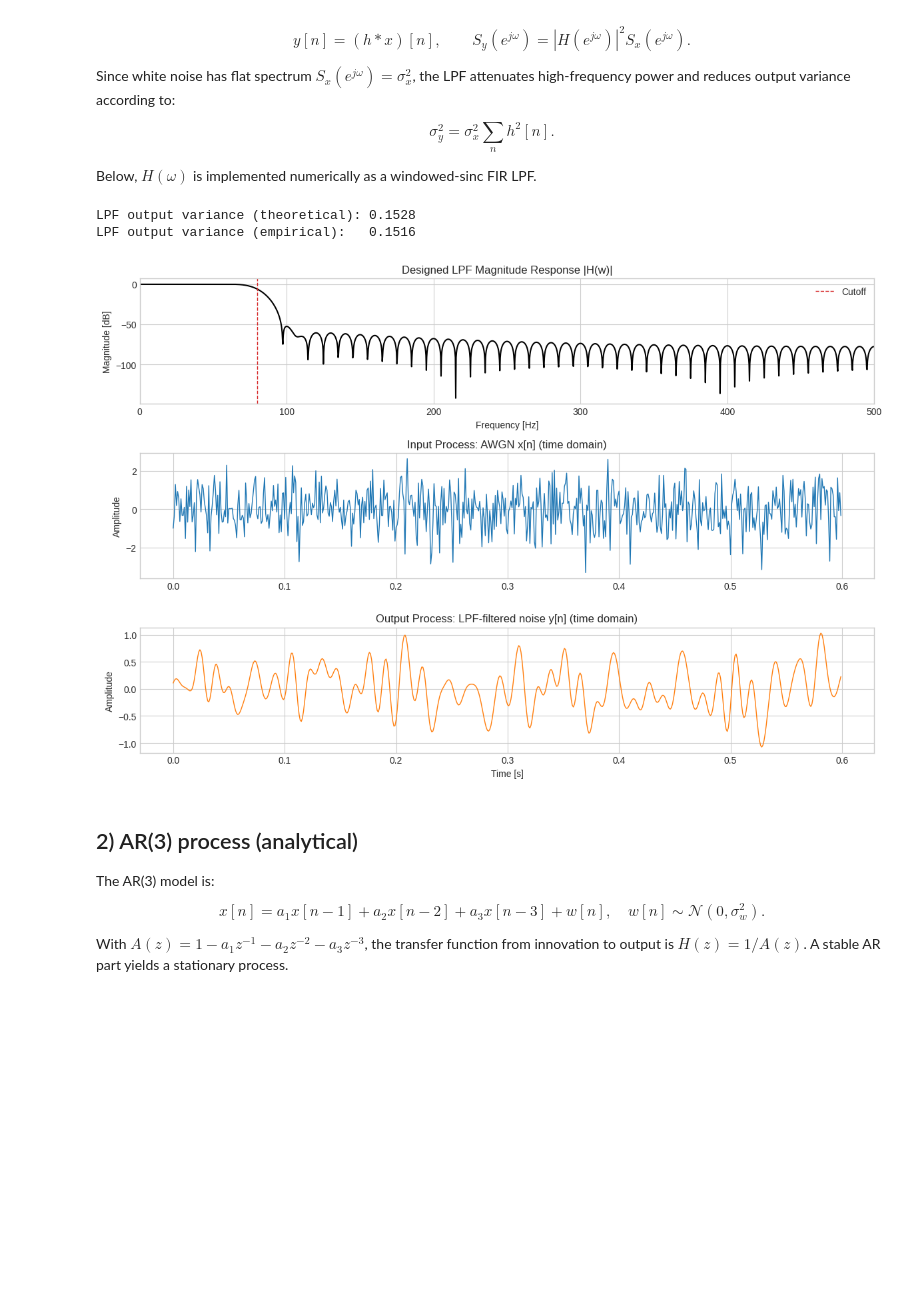
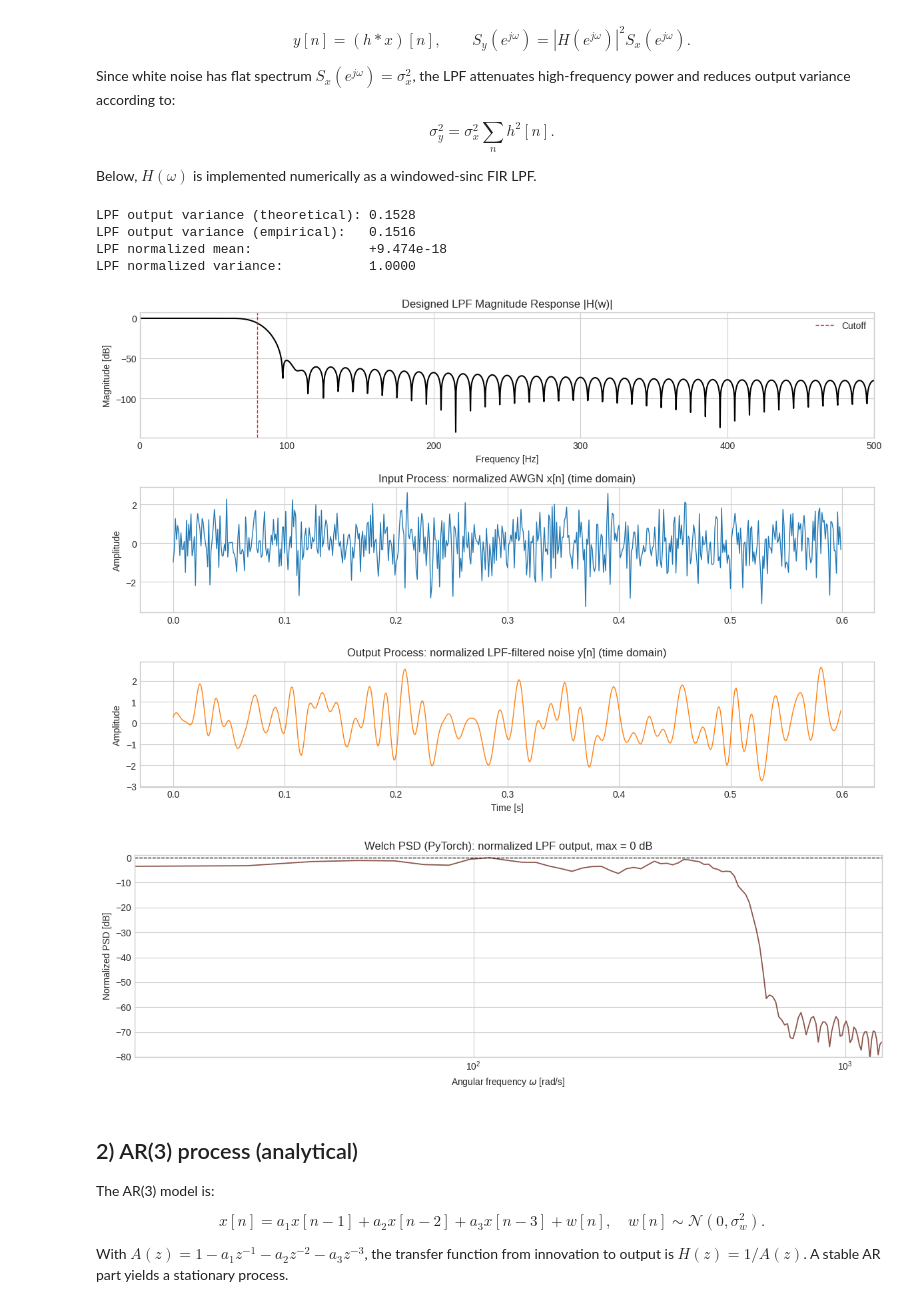
Before and after one commit to AlmondSund/RandomSignalsTheory, a Jupyter notebook: quiz/quiz.ipynb, the cells around one changed output. Saved outputs shown, nothing was run; the diff lists cells and outputs as text; code cells hidden in the pictures; blank space fills up the shorter version.

```diff
--- a/quiz/quiz.ipynb
+++ b/quiz/quiz.ipynb
@@ -201,6 +375,9 @@ cutoff_hz: float = 80.0  # LPF cutoff frequency [Hz]
 num_taps: int = 101  # FIR length [samples]
 num_samples: int = 3000  # Signal length [samples]
 noise_std: float = 1.0  # AWGN standard deviation
+
+# Chosen angular-frequency display limit for all PSD figures.
+omega_plot_limit_rad_s: float = 2.0 * np.pi * 200.0  # F = 2*pi*200 rad/s
 
 # Generate AWGN input x[n].
 rng_lpf = np.random.default_rng(seed=123)
@@ -218,48 +395,94 @@ h_lpf: NDArray[np.float64] = design_fir_lpf(
 )
 y_lpf: NDArray[np.float64] = np.convolve(x_awgn, h_lpf, mode="same")
 
-# Compare theoretical and empirical output variance.
+# Normalize all time-domain sequences used in this section.
+x_awgn_norm: NDArray[np.float64] = normalize_process_unit_variance(x_awgn)
+y_lpf_norm: NDArray[np.float64] = normalize_process_unit_variance(y_lpf)
+
+# Compare theoretical and empirical output variance before normalization.
 sigma_y2_theoretical: float = (noise_std**2) * float(np.sum(h_lpf**2))
 sigma_y2_empirical: float = float(np.var(y_lpf, ddof=0))
 print(f"LPF output variance (theoretical): {sigma_y2_theoretical:.4f}")
 print(f"LPF output variance (empirical):   {sigma_y2_empirical:.4f}")
+print(f"LPF normalized mean:               {np.mean(y_lpf_norm):+.3e}")
+print(f"LPF normalized variance:           {np.var(y_lpf_norm, ddof=0):.4f}")
 
 # Compute the discrete frequency response to visualize H(w).
 fft_size: int = 4096
 h_freq = np.fft.rfft(h_lpf, n=fft_size)
 freq_hz: NDArray[np.float64] = np.fft.rfftfreq(
     fft_size,
     d=1.0 / sample_rate_hz,
 )
 
-# Plot H(w), AWGN input, and LPF output in the time domain.
+# Plot H(w), normalized AWGN input, and normalized LPF output in time domain.
 segment_samples: int = 600
 time_s: NDArray[np.float64] = np.arange(num_samples, dtype=np.float64) / sample_rate_hz
 
 fig, axes = plt.subplots(3, 1, figsize=(12, 8), sharex=False)
 axes[0].plot(freq_hz, 20.0 * np.log10(np.maximum(np.abs(h_freq), 1e-8)), color="black")
 axes[0].axvline(cutoff_hz, color="tab:red", linestyle="--", linewidth=1.0, label="Cutoff")
 axes[0].set_title("Designed LPF Magnitude Response |H(w)|")
 axes[0].set_ylabel("Magnitude [dB]")
 axes[0].set_xlabel("Frequency [Hz]")
 axes[0].set_xlim(0.0, sample_rate_hz / 2.0)
 axes[0].legend()
 
-axes[1].plot(time_s[:segment_samples], x_awgn[:segment_samples], color="tab:blue", linewidth=1.0)
-axes[1].set_title("Input Process: AWGN x[n] (time domain)")
+axes[1].plot(
+    time_s[:segment_samples],
+    x_awgn_norm[:segment_samples],
+    color="tab:blue",
+    linewidth=1.0,
+)
+axes[1].set_title("Input Process: normalized AWGN x[n] (time domain)")
 axes[1].set_ylabel("Amplitude")
 
-axes[2].plot(time_s[:segment_samples], y_lpf[:segment_samples], color="tab:orange", linewidth=1.0)
-axes[2].set_title("Output Process: LPF-filtered noise y[n] (time domain)")
+axes[2].plot(
+    time_s[:segment_samples],
+    y_lpf_norm[:segment_samples],
+    color="tab:orange",
+    linewidth=1.0,
+)
+axes[2].set_title("Output Process: normalized LPF-filtered noise y[n] (time domain)")
 axes[2].set_xlabel("Time [s]")
 axes[2].set_ylabel("Amplitude")
 
 plt.tight_layout()
 plt.show()
+
+# Estimate and plot PSD of normalized LPF-filtered process using torch-based Welch.
+welch_segment_lpf_samples: int = 512
+welch_overlap_lpf_samples: int = 256
+freq_lpf_psd_hz, psd_lpf_power_per_hz = welch_psd_torch(
+    signal_samples=y_lpf_norm,
+    sample_rate_hz=sample_rate_hz,
+    segment_length_samples=welch_segment_lpf_samples,
+    overlap_samples=welch_overlap_lpf_samples,
+)
+omega_lpf_rad_s, psd_lpf_db = prepare_psd_db_for_omega_band(
+    freq_hz=freq_lpf_psd_hz,
+    psd_power_per_hz=psd_lpf_power_per_hz,
+    omega_max_rad_s=omega_plot_limit_rad_s,
+)
+
+fig, ax = plt.subplots(figsize=(12, 4))
+ax.plot(omega_lpf_rad_s, psd_lpf_db, color="tab:brown", linewidth=1.3)
+ax.set_xscale("log")
+ax.axhline(0.0, color="black", linestyle="--", linewidth=0.9)
+ax.set_title("Welch PSD (PyTorch): normalized LPF output, max = 0 dB")
+ax.set_xlabel(r"Angular frequency $\omega$ [rad/s]")
+ax.set_ylabel("Normalized PSD [dB]")
+ax.set_xlim(float(np.min(omega_lpf_rad_s)), omega_plot_limit_rad_s)
+ax.set_ylim(-80.0, 1.0)
+plt.tight_layout()
+plt.show()
 # %% [output]
 LPF output variance (theoretical): 0.1528
 LPF output variance (empirical):   0.1516
+LPF normalized mean:               +9.474e-18
+LPF normalized variance:           1.0000
-[figure, old version]
+[figure, new version]
+[figure, added]
 # %% [markdown]
 ## 2) AR(3) process (analytical)
 
```
Also changed, not shown: parts of 3 cells of this notebook.
